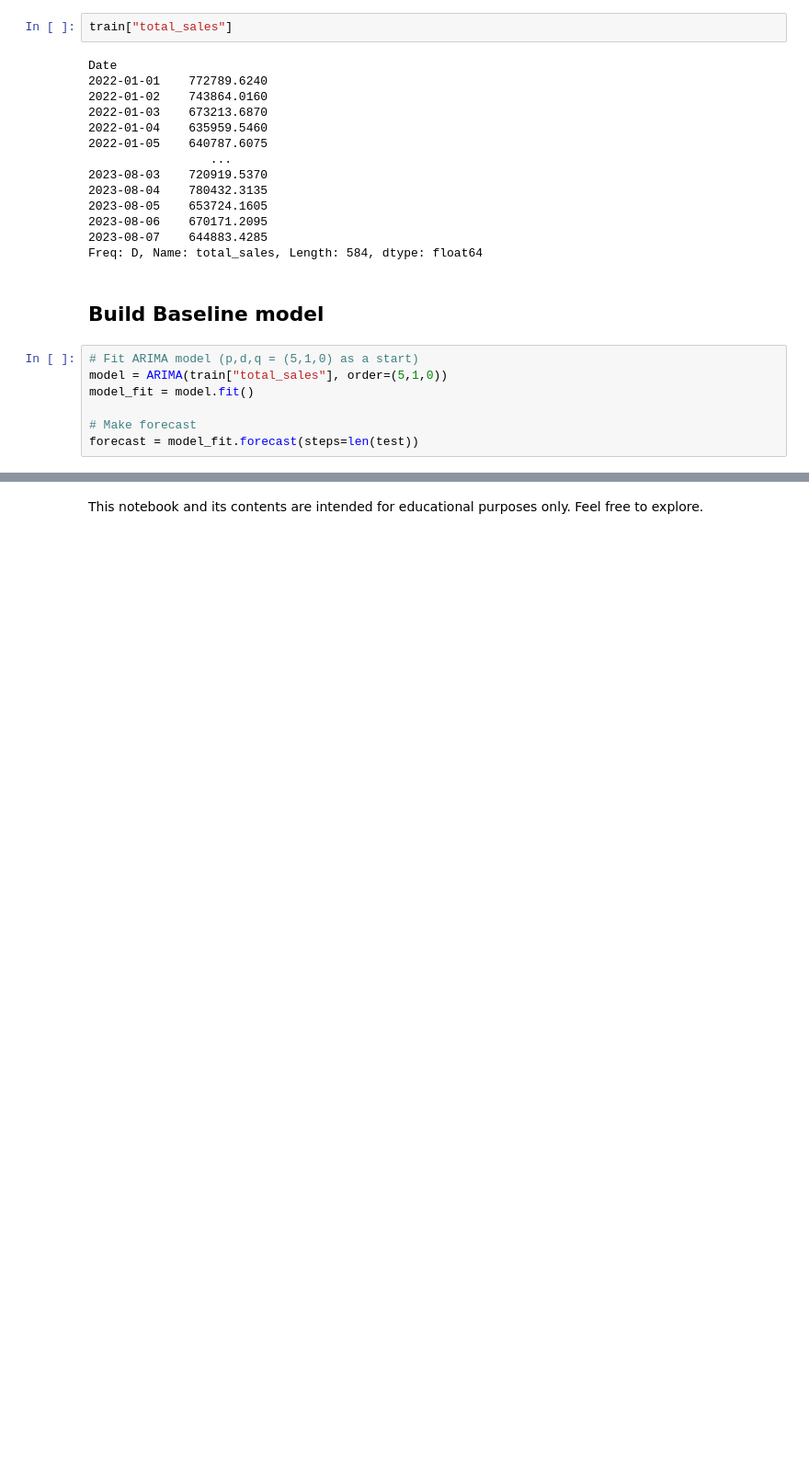
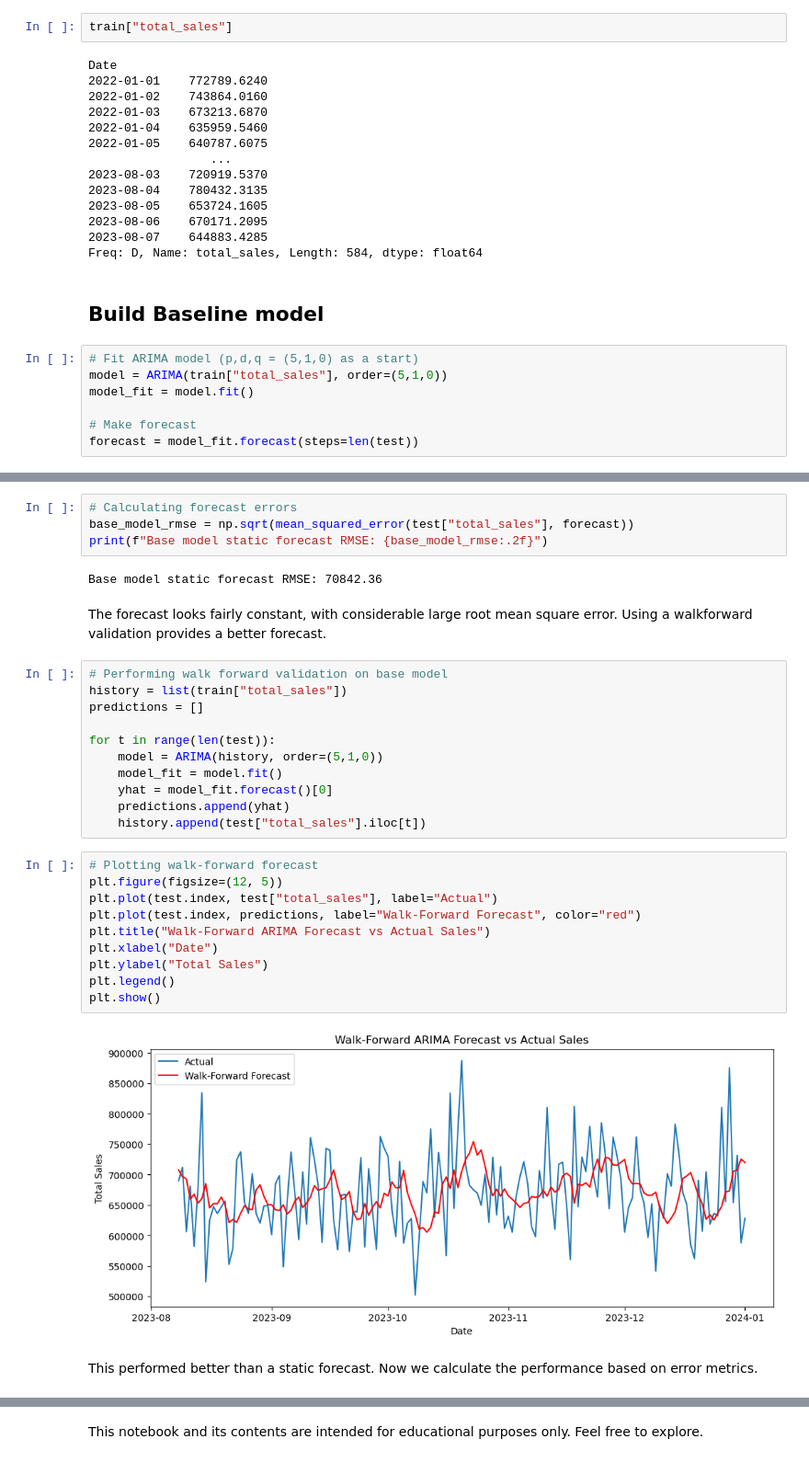
Before and after one commit to Mohammed-Hanan-Othman/time-series-forecasting, a Jupyter notebook: notebooks/sales_prediction.ipynb, the cells around one changed output, grey strips where cells are left out. Shown: that part at 92% size. Saved outputs shown, nothing was run; the diff lists cells and outputs as text; blank space fills up the shorter version.

Commit message:
Added walk forward validation and model evaluation using root mean squared error

```diff
--- a/notebooks/sales_prediction.ipynb
+++ b/notebooks/sales_prediction.ipynb
@@ -173,3 +174,36 @@ plt.legend()
 plt.show()
 # %% [output]
 [figure]
+# %%
+# Calculating forecast errors
+base_model_rmse = np.sqrt(mean_squared_error(test["total_sales"], forecast))
+print(f"Base model static forecast RMSE: {base_model_rmse:.2f}")
+# %% [output]
+Base model static forecast RMSE: 70842.36
+# %% [markdown]
+The forecast looks fairly constant, with considerable large root mean square error. Using a walkforward validation provides a better forecast.
+# %%
+# Performing walk forward validation on base model
+history = list(train["total_sales"])
+predictions = []
+
+for t in range(len(test)):
+    model = ARIMA(history, order=(5,1,0))
+    model_fit = model.fit()
+    yhat = model_fit.forecast()[0]
+    predictions.append(yhat)
+    history.append(test["total_sales"].iloc[t])
+# %%
+# Plotting walk-forward forecast
+plt.figure(figsize=(12, 5))
+plt.plot(test.index, test["total_sales"], label="Actual")
+plt.plot(test.index, predictions, label="Walk-Forward Forecast", color="red")
+plt.title("Walk-Forward ARIMA Forecast vs Actual Sales")
+plt.xlabel("Date")
+plt.ylabel("Total Sales")
+plt.legend()
+plt.show()
+# %% [output]
+[figure, added]
+# %% [markdown]
+This performed better than a static forecast. Now we calculate the performance based on error metrics.
```
Also changed, not shown: parts of 3 cells of this notebook.
